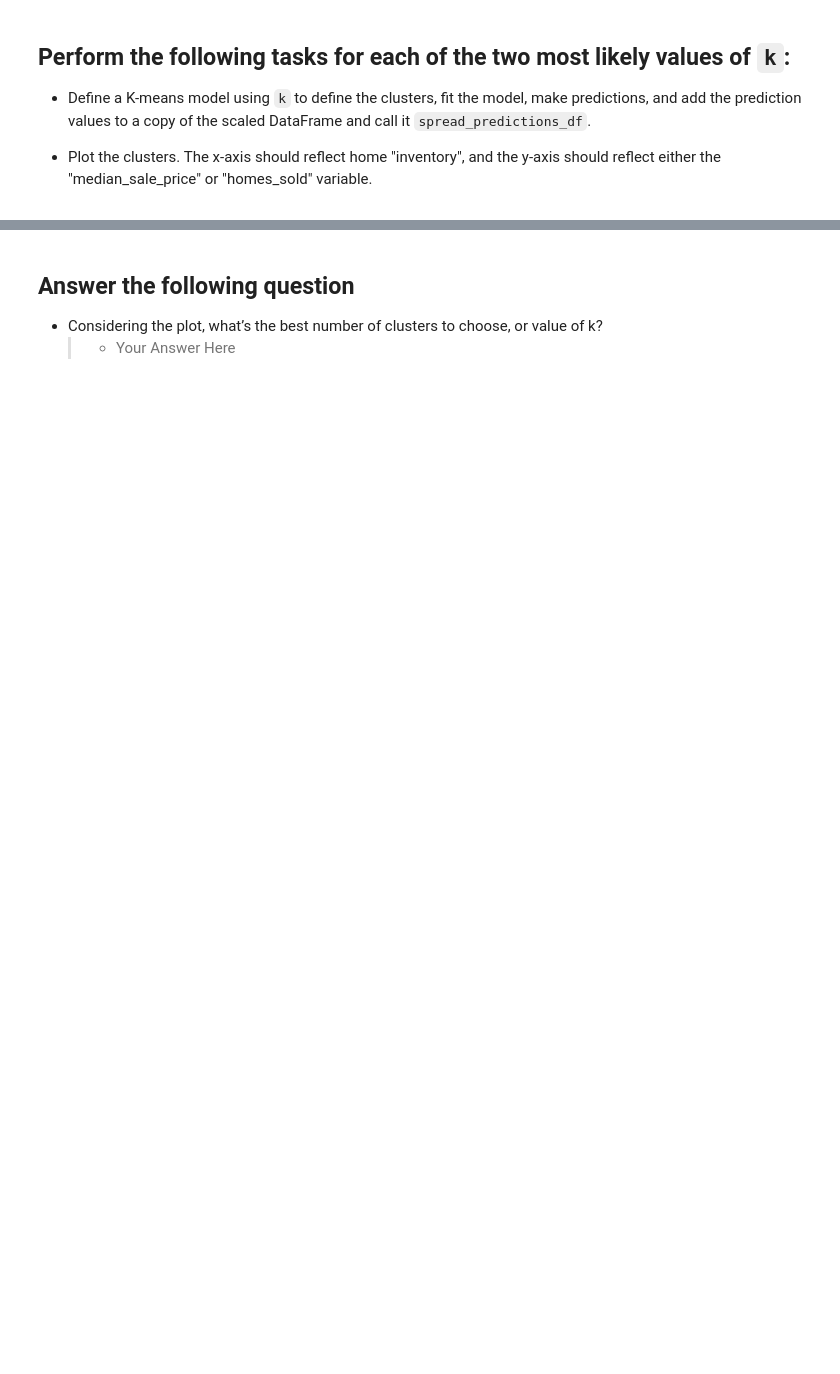
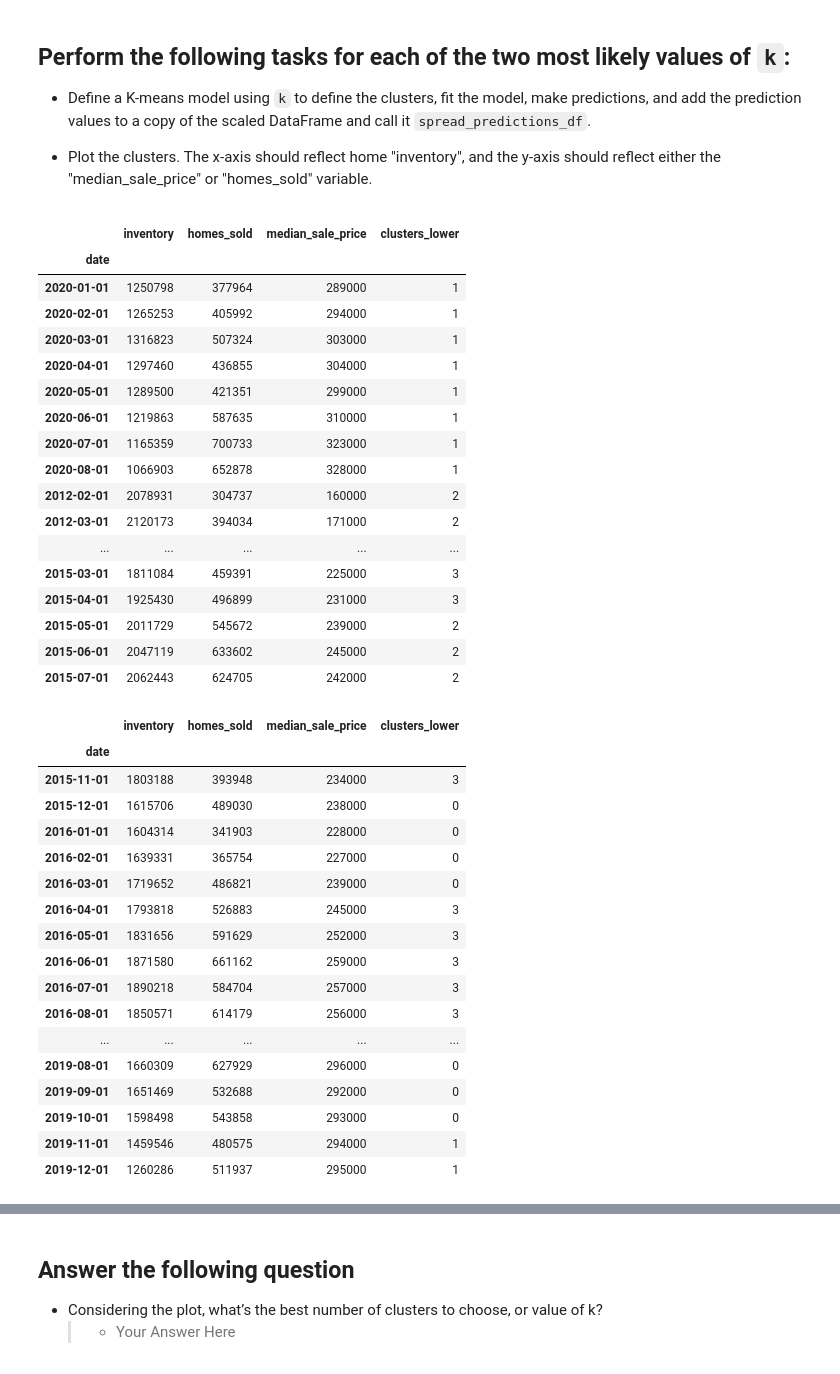
Before and after one commit to jlrichey/UCB-FinTech-Gitlab, a Jupyter notebook: 10-Unsupervised-Learning/2/Activities/01-Warm_Up/Unsolved/homebuying_eras.ipynb, the cells around one changed output, grey strips where cells are left out. Cells and saved outputs as stored; diff of their text form; code cells hidden in the pictures; blank space fills up the shorter version.

```diff
--- a/10-Unsupervised-Learning/2/Activities/01-Warm_Up/Unsolved/homebuying_eras.ipynb
+++ b/10-Unsupervised-Learning/2/Activities/01-Warm_Up/Unsolved/homebuying_eras.ipynb
@@ -25,0 +34,12 @@ home_sales_df.head()
+# %%
+# Read in the CSV file as a Pandas DataFrame
+home_sales_df = pd.read_csv(
+  Path("../Resources/national-home-sales.csv")
+)
+#convert the date to datetime
+home_sales_df['date'] = pd.to_datetime(home_sales_df['date'], format='%m/%d/%y')
+
+#set it to the index
+home_sales_df.set_index('date', inplace=True)
+# Review the DataFrame
+home_sales_df.head()
@@ -27,7 +55,8 @@ home_sales_df.head()
 ## Create two lists: one to hold the list of inertia scores and another for the range of k values (from 1 to 11) to analyze.
 # %%
 # Create a a list to store inertia values
-inertia = # YOUR CODE HERE
+inertia = []
 
 # Create a a list to store the values of k
-k = # YOUR CODE HERE
+k = list(range(1, 11))
+k
@@ -35,7 +66,12 @@ k = # YOUR CODE HERE
 ## Using a for-loop to evaluate each instance of k, define a K-means model, fit the K-means model based on the scaled DataFrame, and append the model’s inertia to the empty inertia list that you created in the previous step.
 # %%
 # Create a for-loop where each value of k is evaluated using the K-means algorithm
-# Fit the model using the spread_df DataFrame
-# Append the value of the computed inertia from the `inertia_` attribute of the KMeans model instance
+for i in k:
+    k_model = KMeans(n_clusters = i, random_state=2)
+    # Fit the model using the spread_df DataFrame
+    k_model.fit(home_sales_df)
+    # Append the value of the computed inertia from the `inertia_` attribute of the KMeans model instance
+    inertia.append(k_model.inertia_)
 
 # YOUR CODE HERE
+inertia
@@ -64,16 +125,16 @@ df_elbow = # YOUR CODE HERE
 # %%
 # Define the model with the lower value of k clusters
 # Use a random_state of 1 to generate the model
-model = # YOUR CODE HERE
+model = KMeans(n_clusters=3, random_state=1)
 
 # Fit the model
-# YOUR CODE HERE
+model.fit(home_sales_df)
 
 # Make predictions
-k_lower = # YOUR CODE HERE
-
+k_lower = model.predict(home_sales_df)
+k_lower
 # Create a copy of the DataFrame and name it as spread_df_predictions
-home_sales_predictions_df = # YOUR CODE HERE
+home_sales_predictions_df = home_sales_df.copy()
 
 # Add a class column with the labels to the spread_df_predictions DataFrame
 home_sales_predictions_df['clusters_lower'] = k_lower
@@ -82,0 +141,40 @@ home_sales_predictions_df['clusters_lower'] = k_lower
+# %%
+display(home_sales_predictions_df.head(50))
+display(home_sales_predictions_df.tail(50))
+# %% [output]
+|  | inventory | homes_sold | median_sale_price | clusters_lower |
+| date |  |  |  |  |
+| 2020-01-01 | 1250798 | 377964 | 289000 | 1 |
+| 2020-02-01 | 1265253 | 405992 | 294000 | 1 |
+| 2020-03-01 | 1316823 | 507324 | 303000 | 1 |
+| 2020-04-01 | 1297460 | 436855 | 304000 | 1 |
+| 2020-05-01 | 1289500 | 421351 | 299000 | 1 |
+| 2020-06-01 | 1219863 | 587635 | 310000 | 1 |
+| 2020-07-01 | 1165359 | 700733 | 323000 | 1 |
+| 2020-08-01 | 1066903 | 652878 | 328000 | 1 |
+| 2012-02-01 | 2078931 | 304737 | 160000 | 2 |
+| 2012-03-01 | 2120173 | 394034 | 171000 | 2 |
+| ... | ... | ... | ... | ... |
+| 2015-03-01 | 1811084 | 459391 | 225000 | 3 |
+| 2015-04-01 | 1925430 | 496899 | 231000 | 3 |
+| 2015-05-01 | 2011729 | 545672 | 239000 | 2 |
+| 2015-06-01 | 2047119 | 633602 | 245000 | 2 |
+| 2015-07-01 | 2062443 | 624705 | 242000 | 2 |
+|  | inventory | homes_sold | median_sale_price | clusters_lower |
+| date |  |  |  |  |
+| 2015-11-01 | 1803188 | 393948 | 234000 | 3 |
+| 2015-12-01 | 1615706 | 489030 | 238000 | 0 |
+| 2016-01-01 | 1604314 | 341903 | 228000 | 0 |
+| 2016-02-01 | 1639331 | 365754 | 227000 | 0 |
+| 2016-03-01 | 1719652 | 486821 | 239000 | 0 |
+| 2016-04-01 | 1793818 | 526883 | 245000 | 3 |
+| 2016-05-01 | 1831656 | 591629 | 252000 | 3 |
+| 2016-06-01 | 1871580 | 661162 | 259000 | 3 |
+| 2016-07-01 | 1890218 | 584704 | 257000 | 3 |
+| 2016-08-01 | 1850571 | 614179 | 256000 | 3 |
+| ... | ... | ... | ... | ... |
+| 2019-08-01 | 1660309 | 627929 | 296000 | 0 |
+| 2019-09-01 | 1651469 | 532688 | 292000 | 0 |
+| 2019-10-01 | 1598498 | 543858 | 293000 | 0 |
+| 2019-11-01 | 1459546 | 480575 | 294000 | 1 |
+| 2019-12-01 | 1260286 | 511937 | 295000 | 1 |
```
Also changed, not shown: parts of 12 cells of this notebook, 21 other files.
